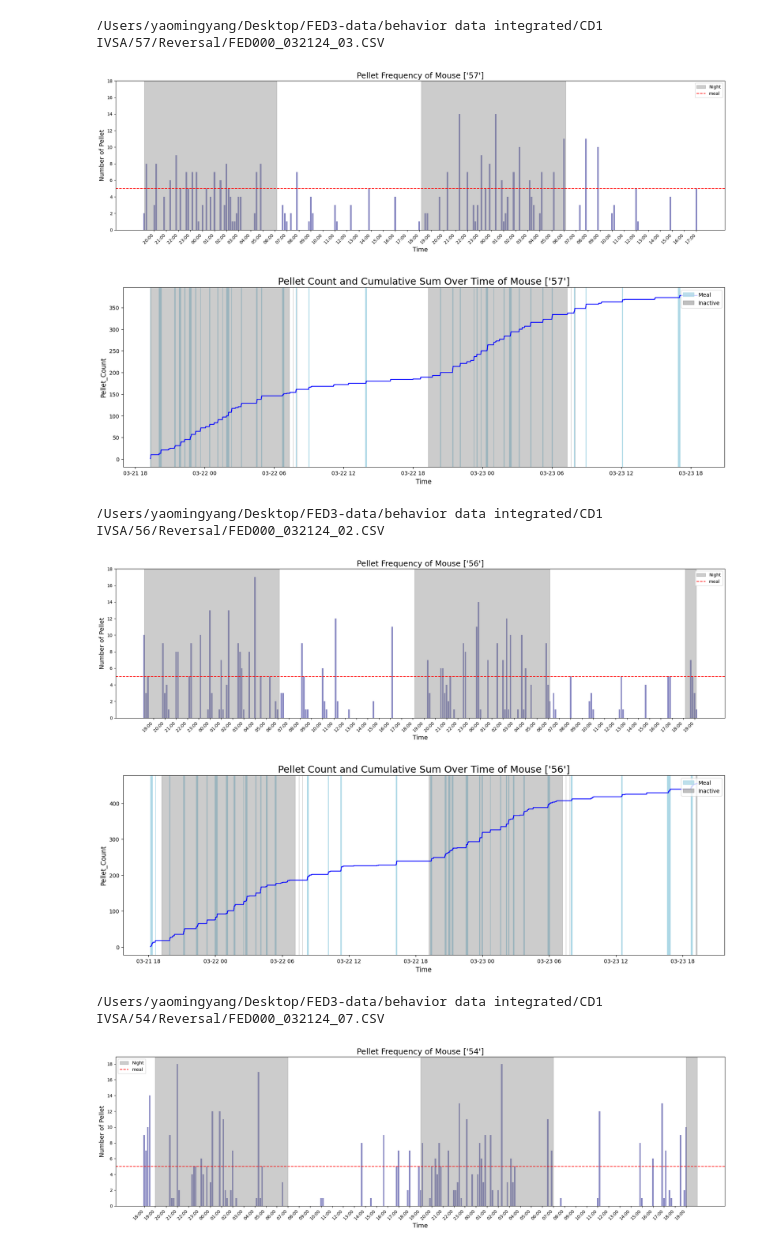
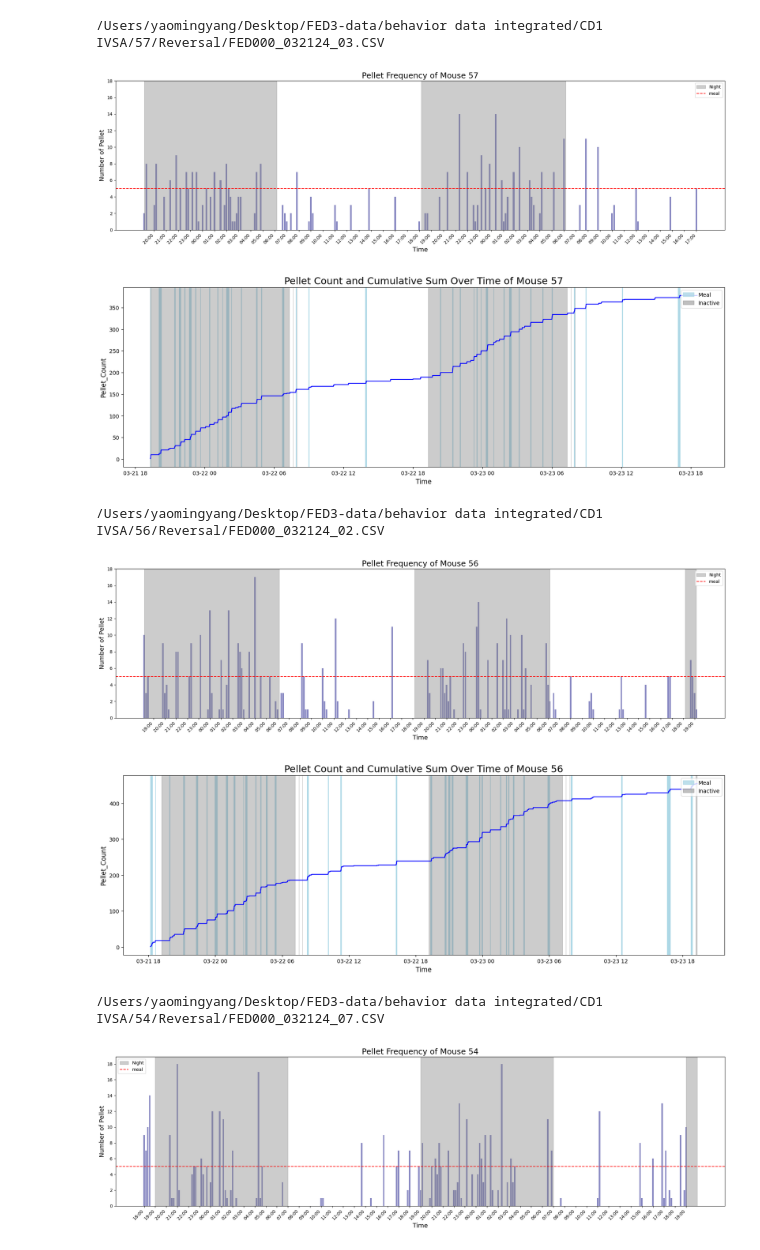
Before and after one commit to ftlabucsd/FEDUPP, a Jupyter notebook: IVSA Rev meal.ipynb, the cells around one changed output. Saved outputs shown, nothing was run; the diff lists cells and outputs as text; code cells hidden in the pictures.

```diff
--- a/IVSA Rev meal.ipynb
+++ b/IVSA Rev meal.ipynb
@@ -33,7 +33,7 @@ for path in paths.reversal_ivsa_ctrl:
         data = read_csv_clean(path)
         meal = ml.find_meals(data)
         group = ml.pellet_flip(data)
-        num = tl.get_bhv_num(path)
+        num = tl.get_bhv_num(path)[0]
         ctrl_avg_pellet.append(ml.average_pellet(group))
         ctrl_dark_meals.append(ml.active_meal(meal))
         ml.graph_pellet_frequency(group, None, num)
@@ -57,22 +57,22 @@ for path in paths.reversal_ivsa_ctrl:
 # %%
 exp_avg_pellet = [] # pellet per hour
 exp_dark_meals = [] # percentage of meals in inactive/dark phase
 for path in paths.reversal_ivsa_exp:
     print(path)
     data = read_csv_clean(path)
     meal = ml.find_meals(data)
     group = ml.pellet_flip(data)
-    num = tl.get_bhv_num(path)
+    num = tl.get_bhv_num(path)[0]
     exp_avg_pellet.append(ml.average_pellet(group))
     exp_dark_meals.append(ml.active_meal(meal))
     ml.graph_pellet_frequency(group, None, num)
     ml.graphing_cum_count(data, meal, None, num, flip=True)
 # %% [output]
 /Users/yaomingyang/Desktop/FED3-data/behavior data integrated/CD1 IVSA/57/Reversal/FED000_032124_03.CSV
 [figure]
-[figure, old version]
+[figure, new version]
 /Users/yaomingyang/Desktop/FED3-data/behavior data integrated/CD1 IVSA/56/Reversal/FED000_032124_02.CSV
 [figure]
-[figure, old version]
+[figure, new version]
 /Users/yaomingyang/Desktop/FED3-data/behavior data integrated/CD1 IVSA/54/Reversal/FED000_032124_07.CSV
 [figure]
```
Also changed, not shown: parts of 8 cells of this notebook, 35 other files.
